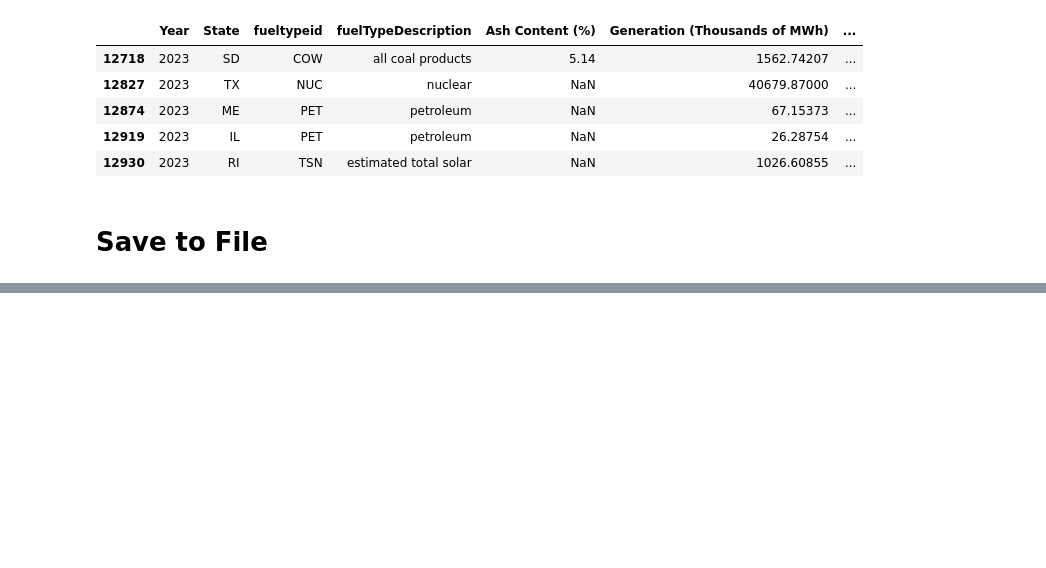
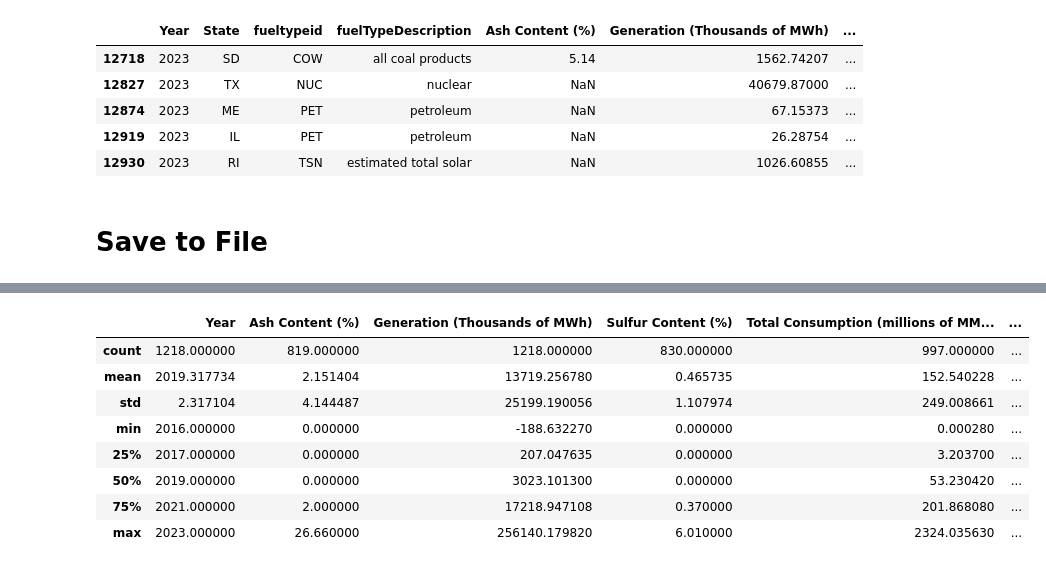
Before and after one commit to TKSteppat/CSCI385-Energy, a Jupyter notebook: data_exploration/data_explore.ipynb, the cells around one changed output, grey strips where cells are left out. Drawn from its saved outputs; the diff is of its cells as text; code cells hidden in the pictures; blank space fills up the shorter version.

```diff
--- a/data_exploration/data_explore.ipynb
+++ b/data_exploration/data_explore.ipynb
@@ -225,5 +227,6 @@ Here we add the SEDS data of fuel type expenditure to a column called "raw cost"
 # %%
 energy_df["Raw Cost (Millions of $)"] = np.nan
+energy_df["CO2 Emissions (Million Metric Tons)"] = np.nan
 coal_only = energy_df[energy_df["fuelTypeDescription"] == "all coal products"].copy()
 coal_merged = coal_only.merge(
     seds_df,
@@ -231,6 +234,7 @@ coal_merged = coal_only.merge(
     how="left"
 )
 energy_df.loc[energy_df["fuelTypeDescription"] == "all coal products", "Raw Cost (Millions of $)"] = coal_merged["CLEIV"].values
+energy_df.loc[energy_df["fuelTypeDescription"] == "all coal products", "CO2 Emissions (Million Metric Tons)"] = coal_merged["CLTCE"].values
 
 petroleum_only = energy_df[energy_df["fuelTypeDescription"] == "petroleum"].copy()
 petroleum_merged = petroleum_only.merge(
@@ -239,6 +243,7 @@ petroleum_merged = petroleum_only.merge(
     how="left"
 )
 energy_df.loc[energy_df["fuelTypeDescription"] == "petroleum", "Raw Cost (Millions of $)"] = petroleum_merged["PAEIV"].values
+energy_df.loc[energy_df["fuelTypeDescription"] == "petroleum", "CO2 Emissions (Million Metric Tons)"] = petroleum_merged["PMTCE"].values
 
 nuclear_only = energy_df[energy_df["fuelTypeDescription"] == "nuclear"].copy()
 nuclear_merged = nuclear_only.merge(
@@ -255,6 +260,7 @@ ng_merged = ng_only.merge(
     how="left"
 )
 energy_df.loc[energy_df["fuelTypeDescription"] == "natural gas", "Raw Cost (Millions of $)"] = ng_merged["NGEIV"].values
+energy_df.loc[energy_df["fuelTypeDescription"] == "natural gas", "CO2 Emissions (Million Metric Tons)"] = ng_merged["NNTCE"].values
 # %% [markdown]
 Quick check to see what it looks like
 # %%
@@ -366,0 +375,3 @@ energy_df.to_csv(f"../datasets/cleaned/cleaned_combined_data.csv", index=False)
+# %%
+ppmwh_df = pd.read_csv("../derived_data/price_per_mwh.csv")
+ppmwh_df.head()
@@ -366,0 +387,4 @@ energy_df.to_csv(f"../datasets/cleaned/cleaned_combined_data.csv", index=False)
+# %%
+ppmwh_df.drop(columns=["Generation_MWh", "Expenditure_USD"], inplace=True)
+ppmwh_df = ppmwh_df.rename(columns={"Price_per_MWh" : "Cost ($/MWh)"})
+ppmwh_df.head()
@@ -366,0 +398,9 @@ energy_df.to_csv(f"../datasets/cleaned/cleaned_combined_data.csv", index=False)
+# %%
+energy_df = energy_df.merge(
+    ppmwh_df,
+    on=["Year", "State", "fuelTypeDescription"],
+    how="left"
+)
+#creates two cost columns, so we need to manually fill in missing with new derived data
+energy_df["Cost ($/MWh)"] = energy_df["Cost ($/MWh)_x"].fillna(energy_df["Cost ($/MWh)_y"])
+energy_df.drop(["Cost ($/MWh)_x", "Cost ($/MWh)_y"], axis=1, inplace=True)
@@ -366,0 +426,12 @@ energy_df.to_csv(f"../datasets/cleaned/cleaned_combined_data.csv", index=False)
+# %%
+energy_df.describe()
+# %% [output]
+|  | Year | Ash Content (%) | Generation (Thousands of MWh) | Sulfur Content (%) | Total Consumption (millions of MM... | ... |
+| count | 1218.000000 | 819.000000 | 1218.000000 | 830.000000 | 997.000000 | ... |
+| mean | 2019.317734 | 2.151404 | 13719.256780 | 0.465735 | 152.540228 | ... |
+| std | 2.317104 | 4.144487 | 25199.190056 | 1.107974 | 249.008661 | ... |
+| min | 2016.000000 | 0.000000 | -188.632270 | 0.000000 | 0.000280 | ... |
+| 25% | 2017.000000 | 0.000000 | 207.047635 | 0.000000 | 3.203700 | ... |
+| 50% | 2019.000000 | 0.000000 | 3023.101300 | 0.000000 | 53.230420 | ... |
+| 75% | 2021.000000 | 2.000000 | 17218.947108 | 0.370000 | 201.868080 | ... |
+| max | 2023.000000 | 26.660000 | 256140.179820 | 6.010000 | 2324.035630 | ... |
```
Also changed, not shown: parts of 12 cells of this notebook, 2 other files.
